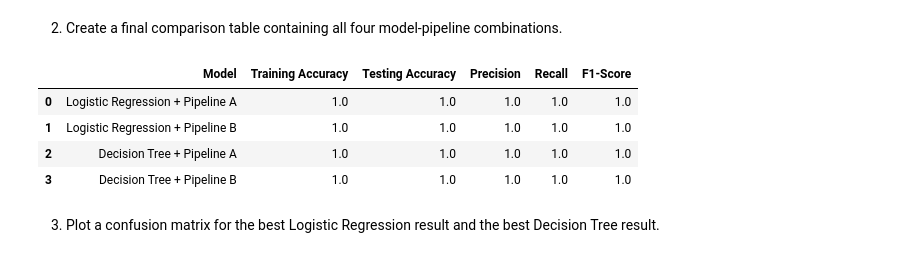
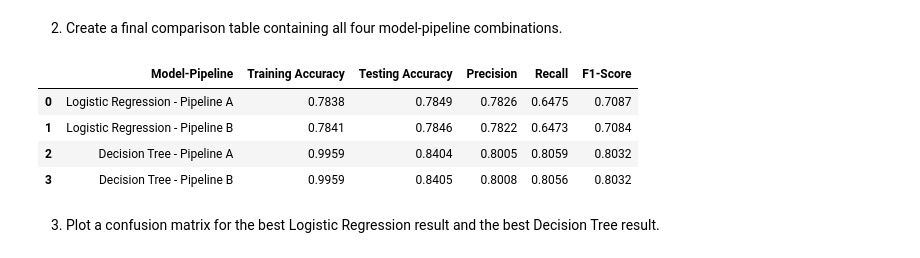
Before and after one commit to ameya-06/202618047_Ameya-Trivedi_DS605, a Jupyter notebook: 202618047_DS605_lab03/202618047_DS605_Lab03.ipynb, the cells around one changed output. Saved outputs shown, nothing was run; the diff lists cells and outputs as text; code cells hidden in the pictures.

```diff
--- a/202618047_DS605_lab03/202618047_DS605_Lab03.ipynb
+++ b/202618047_DS605_lab03/202618047_DS605_Lab03.ipynb
@@ -278,18 +374,19 @@ X_test[numeric_cols] = knn_imputer.transform(X_test[numeric_cols])
 from sklearn.impute import SimpleImputer
 from sklearn.preprocessing import OneHotEncoder
 
-categorical_cols = X_train.select_dtypes(include=["object"]).columns
+cat_cols = X_train.select_dtypes(include=["object"]).columns
 
 cat_imputer = SimpleImputer(strategy="most_frequent")
 
-X_train_cat = cat_imputer.fit_transform(X_train[categorical_cols])
-X_test_cat = cat_imputer.transform(X_test[categorical_cols])
+X_train[cat_cols] = cat_imputer.fit_transform(X_train[cat_cols])
+X_test[cat_cols] = cat_imputer.transform(X_test[cat_cols])
 
-encoder = OneHotEncoder(handle_unknown="ignore")
+encoder = OneHotEncoder(handle_unknown="ignore", sparse_output=False)
 
-X_train_cat = encoder.fit_transform(X_train_cat)
-X_test_cat = encoder.transform(X_test_cat)
+X_train_cat = encoder.fit_transform(X_train[cat_cols])
+X_test_cat = encoder.transform(X_test[cat_cols])
 
-print(X_train_cat.shape)
-print(X_test_cat.shape)
+print("Categorical columns imputed and encoded successfully.")
+print("Encoded training shape:", X_train_cat.shape)
+print("Encoded testing shape:", X_test_cat.shape)
 # %% [output]
@@ -472,13 +659,40 @@ results_df = pd.DataFrame(results)
 # %% [markdown]
 2. Create a final comparison table containing all four model-pipeline combinations.
 # %%
-display(results_df)
+from sklearn.metrics import accuracy_score, precision_score, recall_score, f1_score
+import pandas as pd
+
+models = {
+    "Logistic Regression - Pipeline A": logreg_a,
+    "Logistic Regression - Pipeline B": logreg_b,
+    "Decision Tree - Pipeline A": tree_a,
+    "Decision Tree - Pipeline B": tree_b
+}
+
+comparison = []
+
+for name, model in models.items():
+    train_pred = model.predict(X_train)
+    test_pred = model.predict(X_test)
+
+    comparison.append({
+        "Model-Pipeline": name,
+        "Training Accuracy": accuracy_score(y_train, train_pred),
+        "Testing Accuracy": accuracy_score(y_test, test_pred),
+        "Precision": precision_score(y_test, test_pred),
+        "Recall": recall_score(y_test, test_pred),
+        "F1-Score": f1_score(y_test, test_pred)
+    })
+
+comparison_table = pd.DataFrame(comparison)
+
+display(comparison_table.round(4))
 # %% [output]
-|  | Model | Training Accuracy | Testing Accuracy | Precision | Recall | F1-Score |
-| 0 | Logistic Regression + Pipeline A | 1.0 | 1.0 | 1.0 | 1.0 | 1.0 |
-| 1 | Logistic Regression + Pipeline B | 1.0 | 1.0 | 1.0 | 1.0 | 1.0 |
-| 2 | Decision Tree + Pipeline A | 1.0 | 1.0 | 1.0 | 1.0 | 1.0 |
-| 3 | Decision Tree + Pipeline B | 1.0 | 1.0 | 1.0 | 1.0 | 1.0 |
+|  | Model-Pipeline | Training Accuracy | Testing Accuracy | Precision | Recall | F1-Score |
+| 0 | Logistic Regression - Pipeline A | 0.7838 | 0.7849 | 0.7826 | 0.6475 | 0.7087 |
+| 1 | Logistic Regression - Pipeline B | 0.7841 | 0.7846 | 0.7822 | 0.6473 | 0.7084 |
+| 2 | Decision Tree - Pipeline A | 0.9959 | 0.8404 | 0.8005 | 0.8059 | 0.8032 |
+| 3 | Decision Tree - Pipeline B | 0.9959 | 0.8405 | 0.8008 | 0.8056 | 0.8032 |
 # %% [markdown]
 3. Plot a confusion matrix for the best Logistic Regression result and the best Decision Tree result.
 # %%
```
Also changed, not shown: parts of 38 cells of this notebook.
